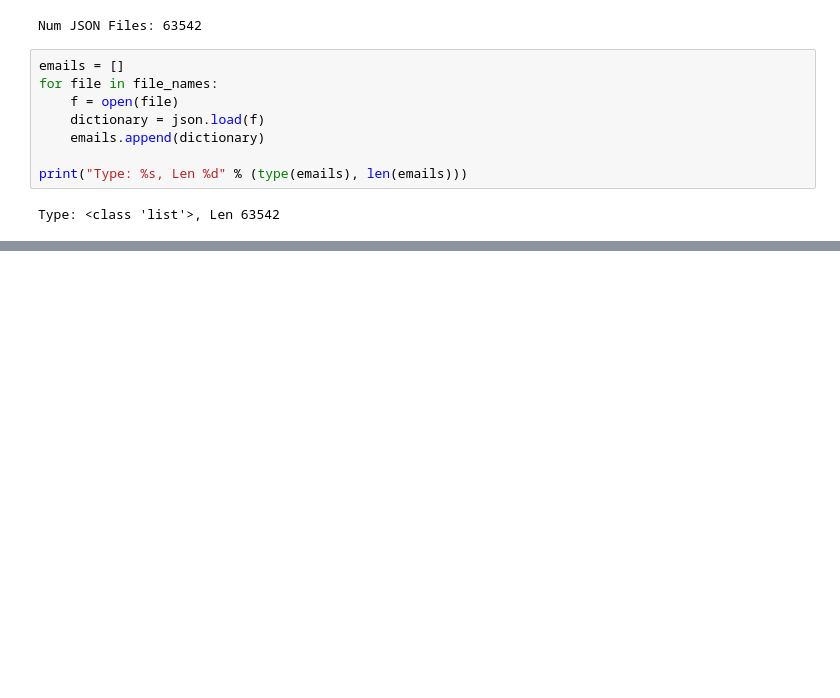
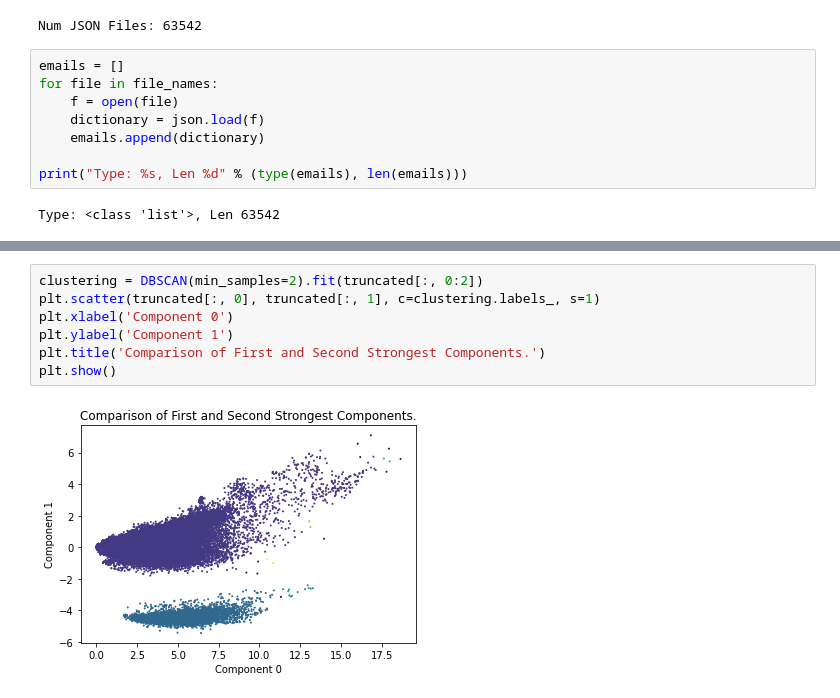
Before and after one commit to GrantFass/cs4981MLProductionSystems, a Jupyter notebook: EmailClassifier.ipynb, the cells around one changed output, grey strips where cells are left out. Drawn from its saved outputs; the diff is of its cells as text; blank space fills up the shorter version.

```diff
--- a/EmailClassifier.ipynb
+++ b/EmailClassifier.ipynb
@@ -59,0 +107,9 @@ df.head(5)
+# %%
+clustering = DBSCAN(min_samples=2).fit(truncated[:, 0:2])
+plt.scatter(truncated[:, 0], truncated[:, 1], c=clustering.labels_, s=1)
+plt.xlabel('Component 0')
+plt.ylabel('Component 1')
+plt.title('Comparison of First and Second Strongest Components.')
+plt.show()
+# %% [output]
+[figure, added]
```
Also changed, not shown: parts of 13 cells of this notebook.
